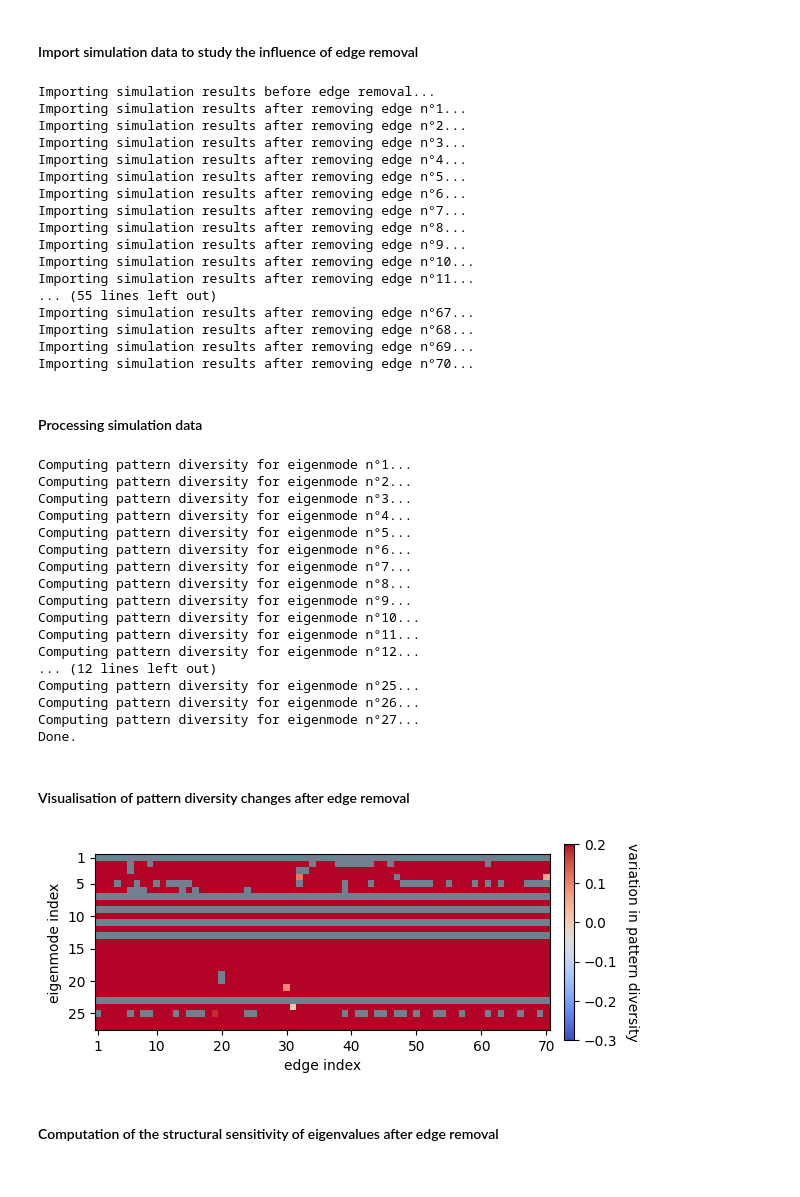
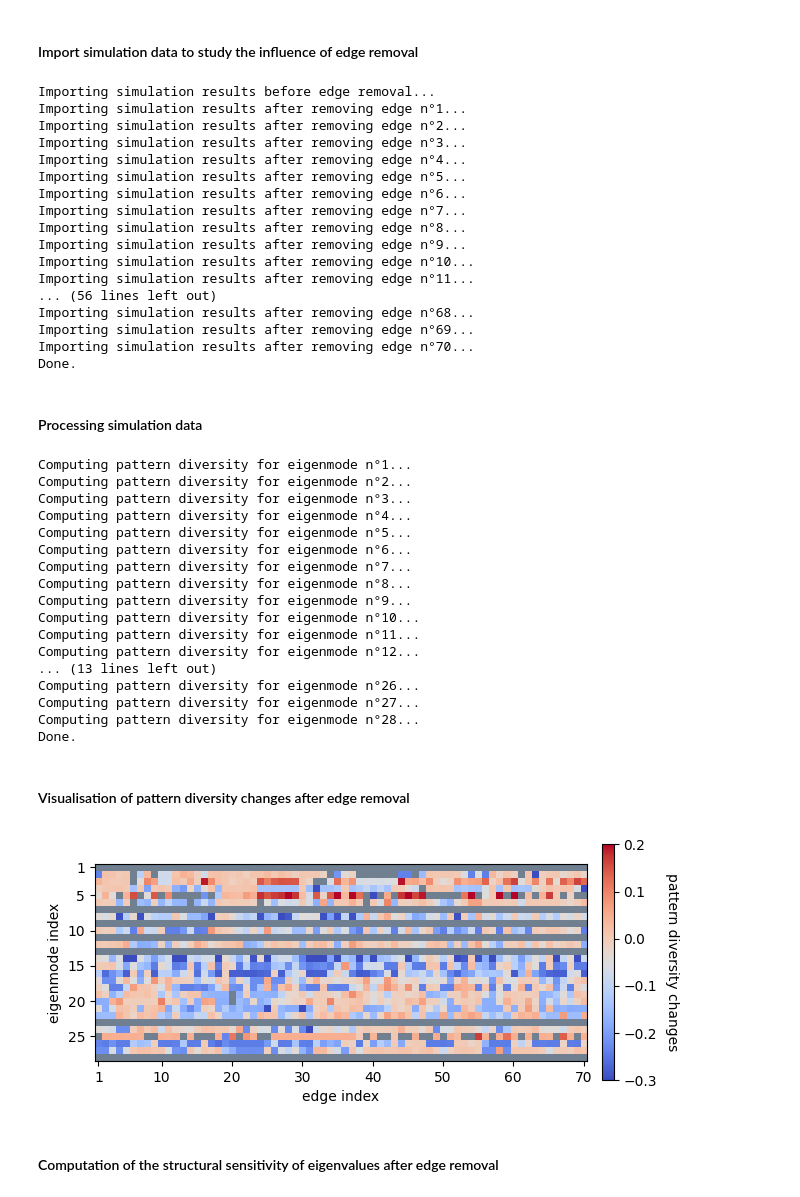
Before and after one commit to Hajali-Selim/Turing_patterns_multistability, a Jupyter notebook: Turing_script.ipynb, the cells around one changed output. Cells and saved outputs as stored; diff of their text form; code cells hidden in the pictures.

```diff
--- a/Turing_script.ipynb
+++ b/Turing_script.ipynb
@@ -189,7 +175,7 @@ Done.
 #### Visualisation of the dispersion relation
 # %%
 # Select the index eig to obtain 'eig' and 'eig+1' as degenerate eigenmodes (minimum value = 3, maximum value = 26)
-eig = 25
+eig = 14
 
 # Compute the growth rates of all eigenvalues
 growth_before = growth_rates(eigenvalues, sigma[eig], epsilon[eig], AA[eig], BB[eig])
@@ -203,6 +189,6 @@ plt.xlabel('eigenvalue', size=12)
 plt.ylabel('growth rate', size=12)
 plt.plot(X, Y, linestyle='-', lw=.7, alpha=.5, c='tab:blue')
 plt.axhline(y=0, linestyle='--', lw=1, alpha=.7, c='grey')
-plt.xlim(eigenvalues[eig-1]-.2, eigenvalues[eig+3]-.2)
-plt.ylim(min(growth_before[eig-1], growth_before[eig+2])-.005, growth_before[eig]+.005)
+plt.xlim(eigenvalues[eig-1]-.3, eigenvalues[eig+3]-.1)
+plt.ylim(min(growth_before[eig-1], growth_before[eig+2])-.003, growth_before[eig]+.003)
 # %% [output]
@@ -291,7 +281,7 @@ similarity_thres = 0.9
 min_amplitude = 0.1
 
 # Select the index eig for which 'eig' and 'eig+1' are degenerate eigenmodes (minimum value = 3, maximum value = 26)
-eig = 25
+eig = 14
 
 # Filter Turing patterns out of all the stored steady states
 patterns = [i for i in Us[eig] if max(i)-min(i) > min_amplitude]
@@ -361,7 +353,7 @@ plt.legend(title='pattern multiplicity', fontsize=8, title_fontsize=8)
 growth_before = growth_rates(eigenvalues, sigma[eig], epsilon[eig], AA[eig], BB[eig])
 
 # Select edge to remove
-e = 12
+e = 11
 
 # Compute Laplacian eigenvalue after edge removal
 eigenvalues_after = np.linalg.eigh(Ls[e])[0]
@@ -458,7 +450,9 @@ N, Ne = 30, 70
 nb_runs = 500
 
 # Import structural data
-G, epsilon, sigma, AA, BB, U0, V0 = pickle.load(open('data/G_data.txt','rb'))
+#G, epsilon, sigma, AA, BB, U0, V0 = pickle.load(open('data/G_data.txt','rb'))
+G, epsilon, sigma, AA, BB, U0, V0 = pickle.load(open('Manuscript_data/seed_39_new/G_data.txt','rb')) #seed=39
+
 # Compute the Laplacian matrices before and after edge removal, and store the graph edge list
 L, Ls, edgelist = -nx.laplacian_matrix(G).toarray().astype(float), [], list(G.edges)
 for e in range(Ne):
@@ -473,13 +467,17 @@ eigenvalues, eigenvalues_after = np.linalg.eigh(L)[0], [np.linalg.eigh(Ls[e])[0]
 # Import simulation results across the whole spectrum
 # before edge removal
 print('Importing simulation results before edge removal...')
-U1 = pickle.load(open('data/original_patterns.txt','rb'))
+#U1 = pickle.load(open('data/original_patterns.txt','rb'))
+U1 = pickle.load(open('Manuscript_data/seed_39_new/Us1.txt','rb'))
 
 # after edge removal
 U2 = np.zeros((N,Ne), np.ndarray)
 for e in range(Ne):
     print('Importing simulation results after removing edge n°'+str(e+1)+'...')
-    U2[:,e] = pickle.load(open('data/perturbed_patterns_edge_'+str(e)+'.txt','rb'))
+    #U2[:,e] = pickle.load(open('data/perturbed_patterns_edge_'+str(e)+'.txt','rb'))
+    U2[:,e] = pickle.load(open('Manuscript_data/seed_39_new/Us2_e'+str(e)+'.txt','rb'))
+
+print('Done.')
 # %% [output]
 Importing simulation results before edge removal...
 Importing simulation results after removing edge n°1...
@@ -493,11 +491,11 @@ Importing simulation results after removing edge n°8...
 Importing simulation results after removing edge n°9...
 Importing simulation results after removing edge n°10...
 Importing simulation results after removing edge n°11...
-... (55 lines left out)
-Importing simulation results after removing edge n°67...
+... (56 lines left out)
 Importing simulation results after removing edge n°68...
 Importing simulation results after removing edge n°69...
 Importing simulation results after removing edge n°70...
+Done.
 # %% [markdown]
 #### Processing simulation data
 # %%
@@ -509,28 +507,34 @@ min_amplitude = 0.1
 convergence_thres = 0.9
 
 # Filter Turing patterns out of all the stored steady states
-filter_before = np.array([sum(max(U1[eig][run])-min(U1[eig][run])> min_amplitude for run in range(nb_runs))/nb_runs for eig in range(N-3)])
-filter_after = np.array([[sum(max(U2[eig,e][run])-min(U2[eig,e][run])> min_amplitude for run in range(nb_runs))/nb_runs for e in range(Ne)] for eig in range(N-3)])
+filter_before, filter_after = np.zeros(N-2, np.ndarray), np.zeros((N-2,Ne), np.ndarray)
+nb_patterns_before, nb_patterns_after = np.zeros(N-2, float), np.zeros((N-2,Ne), float)
+for eig in eig_range:
+    filter_before[eig] = [U for U in U1[eig] if max(U)-min(U)>min_amplitude]
+    nb_patterns_before[eig] = len(filter_before[eig])
+    for e in range(Ne):
+        filter_after[eig,e] = [U for U in U2[eig,e] if max(U)-min(U)>min_amplitude]
+        nb_patterns_after[eig,e] = len(filter_after[eig,e])
 
-# Identify distinct Turing patterns and compute their multiplicity before and after edge removal, and the resulting pattern diversity variation
-patterns_distinct_before, multiplicity_before = np.zeros(N-3, list), np.zeros(N-3, list)
-patterns_distinct_after, multiplicity_after = np.zeros((N-3,Ne), list), np.zeros((N-3,Ne), list)
-pattern_diversity_before, pattern_diversity_after, pattern_diversity_variation = np.zeros(N-3, float), np.zeros((N-3,Ne), float), np.zeros((N-3,Ne), float)
-for eig in range(N-3):
+# Identify distinct Turing patterns and compute their multiplicity before and after edge removal, and the resulting pattern diversity change
+patterns_distinct_before, multiplicity_before = np.zeros(N-2, list), np.zeros(N-2, list)
+patterns_distinct_after, multiplicity_after = np.zeros((N-2,Ne), list), np.zeros((N-2,Ne), list)
+pattern_diversity_before, pattern_diversity_after, pattern_diversity_change = np.zeros(N-2, float), np.zeros((N-2,Ne), float), np.zeros((N-2,Ne), float)
+for eig in range(N-2):
     print('Computing pattern diversity for eigenmode n°'+str(eig+1)+'...')
     # If the system converges often enough to Turing patterns before edge removal
-    if filter_before[eig] > convergence_thres:
+    if nb_patterns_before[eig] > convergence_thres*nb_runs:
         # compute pattern diversity before edge removal
-        patterns_distinct_before[eig], multiplicity_before[eig] = compute_multiplicity(U1[eig], similarity_thres)
+        patterns_distinct_before[eig], multiplicity_before[eig] = compute_multiplicity(filter_before[eig], similarity_thres)
         pattern_diversity_before[eig] = compute_diversity(multiplicity_before[eig])
         for e in range(Ne):
             # If the system converges oten enough to Turing patterns after the removal of edge e
-            if filter_after[eig,e] > convergence_thres:
+            if nb_patterns_after[eig,e] > convergence_thres*nb_runs:
                 # compute pattern diversity after edge removal
-                patterns_distinct_after[eig,e], multiplicity_after[eig,e] = compute_multiplicity(U2[eig,e], similarity_thres)
+                patterns_distinct_after[eig,e], multiplicity_after[eig,e] = compute_multiplicity(filter_after[eig,e], similarity_thres)
                 pattern_diversity_after[eig,e] = compute_diversity(multiplicity_after[eig,e])
-                # compute pattern diversity variation
-                pattern_diversity_variation[eig,e] = pattern_diversity_after[eig,e] - pattern_diversity_before[eig]
+                # compute pattern diversity change
+                pattern_diversity_change[eig,e] = pattern_diversity_after[eig,e] - pattern_diversity_before[eig]
 
 print('Done.')
 # %% [output]
@@ -546,38 +550,38 @@ Computing pattern diversity for eigenmode n°9...
 Computing pattern diversity for eigenmode n°10...
 Computing pattern diversity for eigenmode n°11...
 Computing pattern diversity for eigenmode n°12...
-... (12 lines left out)
-Computing pattern diversity for eigenmode n°25...
+... (13 lines left out)
 Computing pattern diversity for eigenmode n°26...
 Computing pattern diversity for eigenmode n°27...
+Computing pattern diversity for eigenmode n°28...
 Done.
 # %% [markdown]
 #### Visualisation of pattern diversity changes after edge removal
 # %%
 # Select Turing convergence threshold (eigenmode-edge cells to mask)
 convergence_thres = 0.9
 
-# Constrain color coding to a lower and upper bound value of pattern diversity variation
-minimum_variation, maximum_variation = -0.3, 0.2
+# Constrain color coding to a lower and upper bound value of pattern diversity change
+minimum_change, maximum_change = -0.3, 0.2
 
 # Separate the cells to display (if Turing convergence is above the defined threshold) or mask (otherwise)
-detect = np.array([filter_before>convergence_thres for e in range(Ne)]).T*(filter_after>convergence_thres)
-to_display, to_mask = np.ma.masked_array(pattern_diversity_variation, ~detect), np.ma.masked_array(pattern_diversity_variation, detect)
+detect = np.array([nb_patterns_before>=convergence_thres*nb_runs for e in range(Ne)]).T*(nb_patterns_after>=convergence_thres*nb_runs)
+to_display, to_mask = np.ma.masked_array(pattern_diversity_change, ~detect), np.ma.masked_array(pattern_diversity_change, detect)
 
-# Display the matrix of variations in pattern diversity
-fig = plt.figure(figsize=(6,4), constrained_layout=True)
+# Display the matrix of changes in pattern diversity
+fig = plt.figure(constrained_layout=True)
 p = plt.imshow(to_display, cmap='coolwarm')
 cbar = fig.colorbar(p, shrink=.5, pad=0.02, orientation='vertical')
-cbar.ax.set_ylabel('variation in pattern diversity', rotation=270, labelpad=16)
-plt.clim(minimum_variation, maximum_variation)
+cbar.ax.set_ylabel('pattern diversity changes', rotation=270, labelpad=16)
+plt.clim(minimum_change, maximum_change)
 plt.imshow(to_mask, ListedColormap(['slategray']))
 plt.xlabel('edge index')
 plt.ylabel('eigenmode index')
 xticks, yticks = np.array([0]+list(np.arange(9,Ne,10))), np.array([0]+list(np.arange(4,N-3,5)))
 _ = plt.xticks(xticks, labels=xticks+1)
 _ = plt.yticks(yticks, labels=yticks+1)
 # %% [output]
-[figure, old version]
+[figure, new version]
 # %% [markdown]
 #### Computation of the structural sensitivity of eigenvalues after edge removal
 # %%
```
Also changed, not shown: parts of 19 cells of this notebook.
